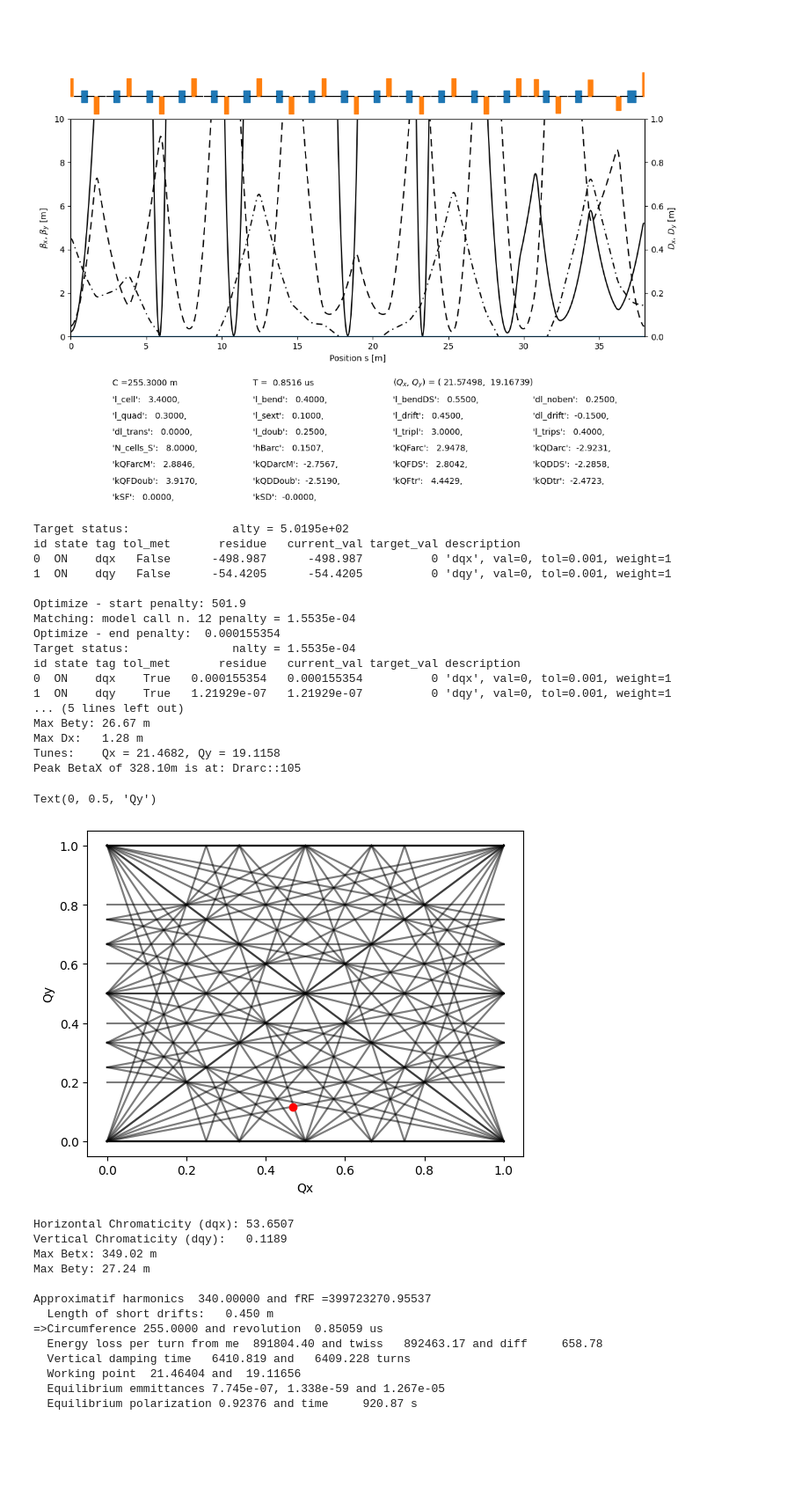
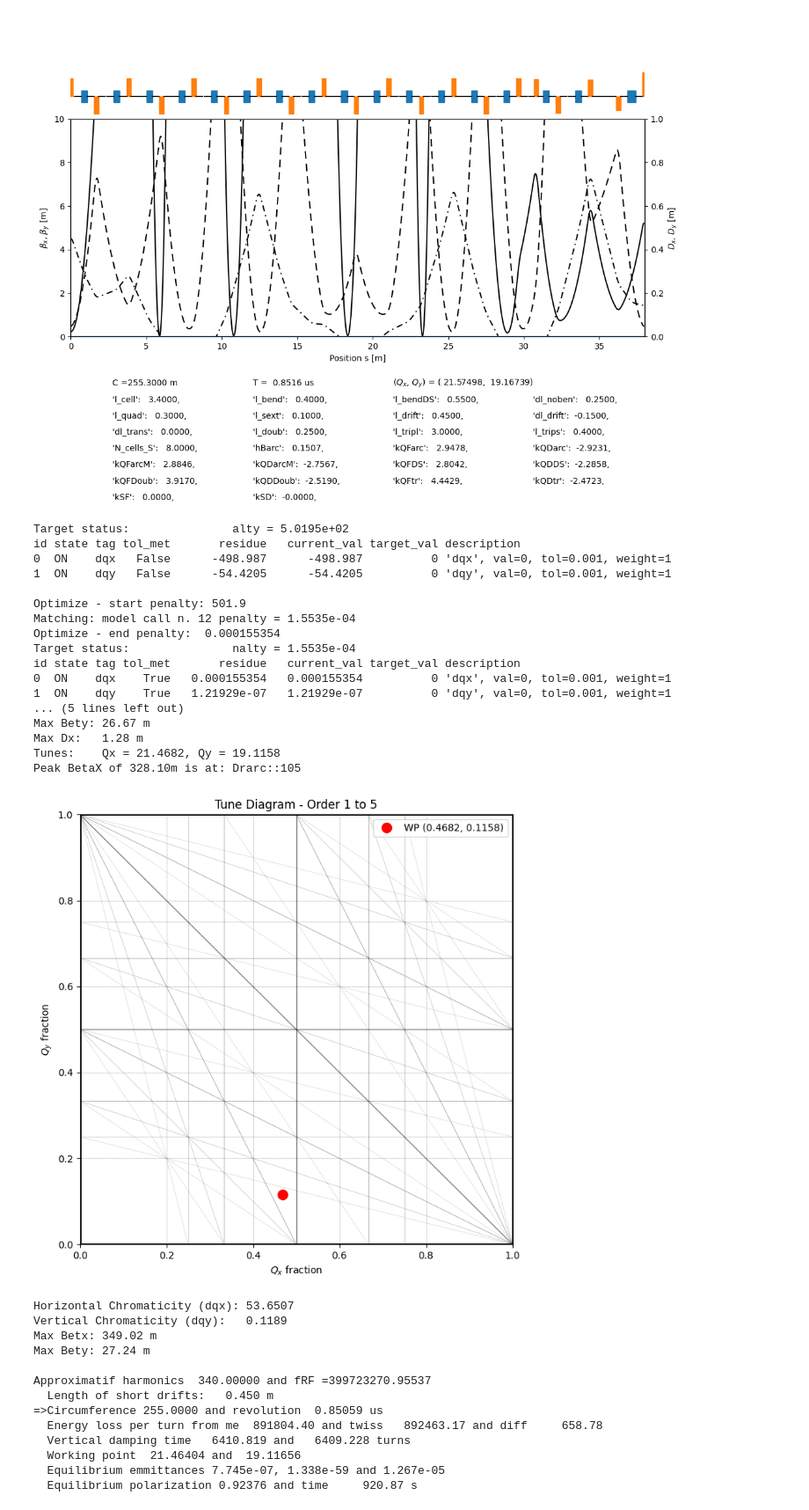
Before and after one commit to Maddie-jpg/polarizer-ring-studies, a Jupyter notebook: Notebooks/PDR90Degs_DSBend_ChromCorrect.ipynb, the cells around one changed output. Shown at 88% size. Saved outputs shown, nothing was run; the diff lists cells and outputs as text; code cells hidden in the pictures; blank space fills up the shorter version.

Commit message:
tune plot

```diff
--- a/Notebooks/PDR90Degs_DSBend_ChromCorrect.ipynb
+++ b/Notebooks/PDR90Degs_DSBend_ChromCorrect.ipynb
@@ -515,53 +516,77 @@ print(f"Max Betx: {max(tw_final.betx):.2f} m")
 print(f"Max Bety: {max(tw_final.bety):.2f} m")
 print(f"Max Dx:   {max(tw_final.dx):.2f} m")
 print(f"Tunes:    Qx = {tw_final.qx:.4f}, Qy = {tw_final.qy:.4f}")
 
 peak_idx = np.argmax(tw.betx)
 print(f"Peak BetaX of {tw.betx[peak_idx]:.2f}m is at: {tw.name[peak_idx]}")
 
 #Suitability of working point
-
 qx=tw_final.qx %1
 qy=tw_final.qy %1
 
-N=5
-x=np.linspace(0,1,1000)
-for m in range(-N,N+1):
-    for n in range(-N,N+1):
-        if m==0 and n==0:
+def plot_working_point(qx, qy, max_order=4):
+    fig, ax = plt.subplots(figsize=(8, 8))
+    drawn_lines = set()
 
-            continue
-        order=abs(m)+abs(n)
-        if order >N:
-            continue
-        for k in range (-N,N+1):
-            if n!=0:
-                y=(k-m*x)/n
-                mask=(y>=0)&(y<=1)
-                plt.plot(x[mask],y[mask],'k-',alpha=0.3)
-plt.plot(qx,qy,'ro',label='Working Point')
-plt.xlabel('Qx')
-plt.ylabel('Qy')
+    for order in range(1, max_order + 1):
+        linewidth = 2.0 / order
+        alpha = 1.0 / order
+
+        for m in range(order + 1):
+            n = order - m
+            for p in range(-max_order, max_order * 2):
+
+                common = math.gcd(m, n, p)
+                if common == 0: continue
+
+                line_id = (m // common, n // common, p // common)
+
+                if line_id not in drawn_lines:
+                    if n != 0:
+                        x = np.array([0, 1])
+                        y = (p - m * x) / n
+                        if np.any((y >= 0) & (y <= 1)) or np.any((y <= 0) & (y >= 1)):
+                            ax.plot(x, y, 'k-', lw=linewidth, alpha=alpha)
+                    elif m != 0:
+                        x_pos = p / m
+                        if 0 <= x_pos <= 1:
+                            ax.axvline(x_pos, color='k', lw=linewidth, alpha=alpha)
+
+                    drawn_lines.add(line_id)
+
+    # Plot the specific working point
+    ax.plot(qx % 1, qy % 1, 'ro', ms=10, label=f'WP ({qx:.4f}, {qy:.4f})')
+
+    # Formatting
+    ax.set_xlim(0, 1)
+    ax.set_ylim(0, 1)
+    ax.set_title(f'Tune Diagram - Order 1 to {max_order}')
+    ax.set_xlabel('$Q_x$ fraction')
+    ax.set_ylabel('$Q_y$ fraction')
+    ax.grid(True, which='both', linestyle=':', alpha=0.5)
+    ax.legend()
+
+    plt.show()
+plot_working_point(qx,qy,max_order=5)
 # %% [output]
 Target status:               alty = 5.0195e+02
 id state tag tol_met       residue   current_val target_val description
 0  ON    dqx   False      -498.987      -498.987          0 'dqx', val=0, tol=0.001, weight=1
 1  ON    dqy   False      -54.4205      -54.4205          0 'dqy', val=0, tol=0.001, weight=1
 
 Optimize - start penalty: 501.9
 Matching: model call n. 12 penalty = 1.5535e-04
 Optimize - end penalty:  0.000155354
 Target status:               nalty = 1.5535e-04
 id state tag tol_met       residue   current_val target_val description
 0  ON    dqx    True   0.000155354   0.000155354          0 'dqx', val=0, tol=0.001, weight=1
 1  ON    dqy    True   1.21929e-07   1.21929e-07          0 'dqy', val=0, tol=0.001, weight=1
 ... (5 lines left out)
 Max Bety: 26.67 m
 Max Dx:   1.28 m
 Tunes:    Qx = 21.4682, Qy = 19.1158
 Peak BetaX of 328.10m is at: Drarc::105
-Text(0, 0.5, 'Qy')
-[figure, old version]
+[figure, new version]
 # %%
 
 # This will often give a more descriptive error than twiss()
```
Also changed, not shown: parts of 2 cells of this notebook.
